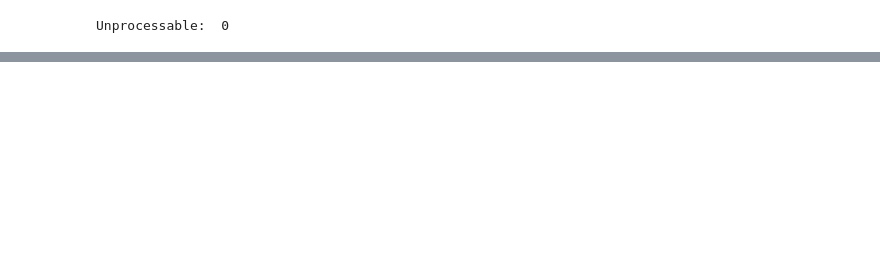
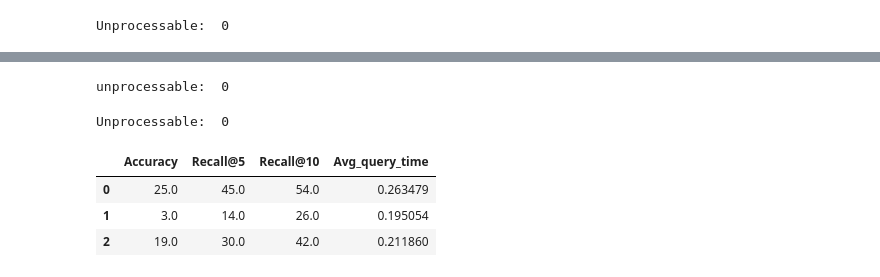
Before and after one commit to InnaBoby/SneakerSearch, a Jupyter notebook: scripts/experiments.ipynb, the cells around one changed output, grey strips where cells are left out. Saved outputs shown, nothing was run; the diff lists cells and outputs as text; code cells hidden in the pictures; blank space fills up the shorter version.

```diff
--- a/scripts/experiments.ipynb
+++ b/scripts/experiments.ipynb
@@ -228,7 +248,7 @@ image = Image.open(img_path).convert("RGB")
 
 inputs = processor(images=image, return_tensors="pt").to(device)
 with torch.inference_mode():
-    outputs = model(**inputs)
+    outputs = model_dino(**inputs)
     image_emb = outputs.last_hidden_state[:, 0, :] # CLS-token
 
 image_emb.shape
@@ -275,0 +397,22 @@ table
+# %%
+def get_image_embedding(img_path):
+    image = Image.open(img_path).convert('RGB')
+
+    preproc_image = preprocess(image).unsqueeze(0).to(device)
+    with torch.no_grad():
+        image_emb = model.encode_image(preproc_image)
+
+    # Нормализуем эмбеддинг (это важно для поиска в Qdrant)
+    image_emb /= image_emb.norm(dim=-1, keepdim=True)
+
+    return image_emb.cpu().numpy().flatten()
+# %%
+collection_name = "Sneakers_CLIP_multivector"
+
+create_multivector_db(
+    client,
+    collection_name,
+    emb_dim = 512,
+    data = grouped)
+# %% [output]
+unprocessable:  0
@@ -275,0 +459,18 @@ table
+# %%
+recall_10_clip_multivectors, recall_5_clip_multivectors, accuracy_clip_multivectors, avg_query_time_clip_multivectors = count_metrics(collection_name)
+
+df_data = {
+    "Accuracy" : [accuracy_clip, accuracy_dino, accuracy_clip_multivectors],
+    "Recall@5": [recall_5_clip, recall_5_dino, recall_5_clip_multivectors],
+    "Recall@10": [recall_10_clip, recall_10_dino, recall_10_clip_multivectors],
+    "Avg_query_time": [avg_query_time_clip, avg_query_time_dino, avg_query_time_clip_multivectors]
+}
+
+table = pd.DataFrame(data=df_data)
+table
+# %% [output]
+Unprocessable:  0
+|  | Accuracy | Recall@5 | Recall@10 | Avg_query_time |
+| 0 | 25.0 | 45.0 | 54.0 | 0.263479 |
+| 1 | 3.0 | 14.0 | 26.0 | 0.195054 |
+| 2 | 19.0 | 30.0 | 42.0 | 0.211860 |
```
Also changed, not shown: parts of 29 cells of this notebook.
